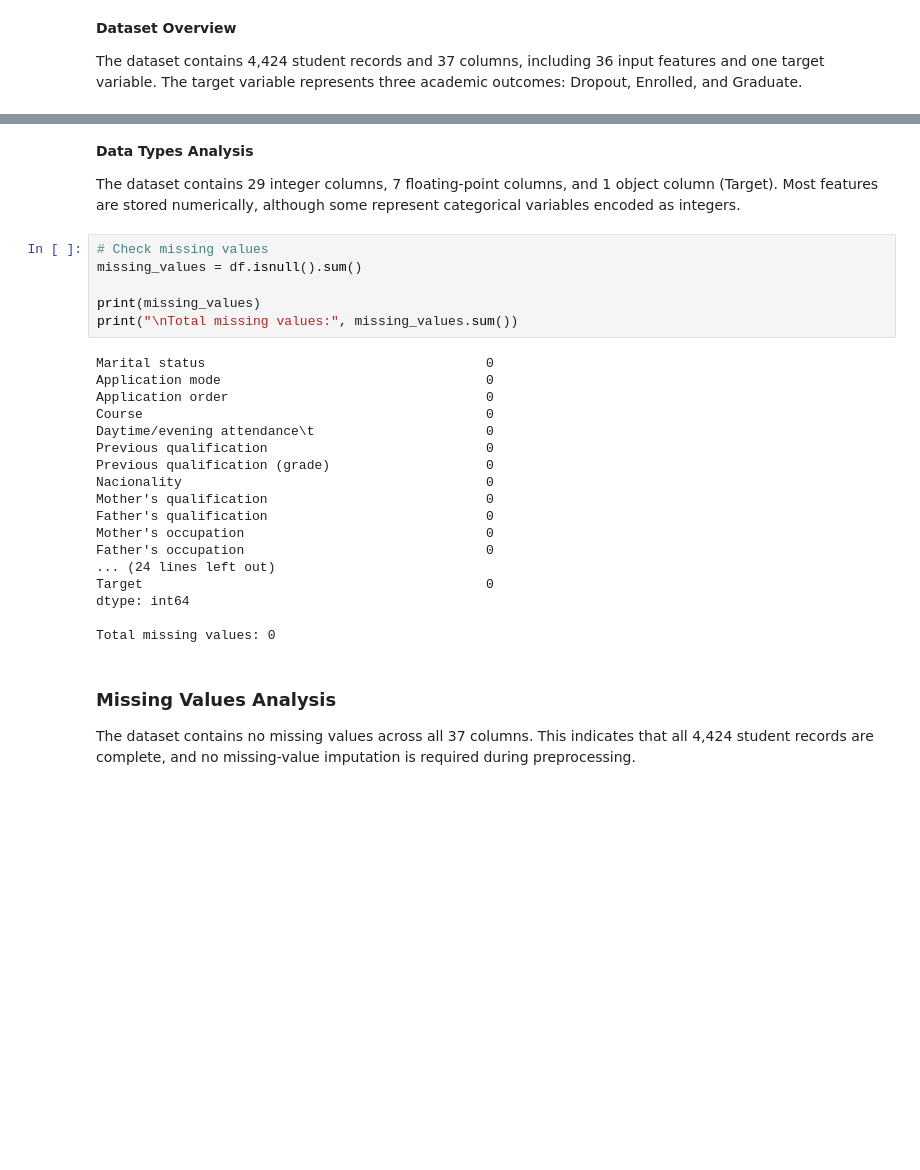
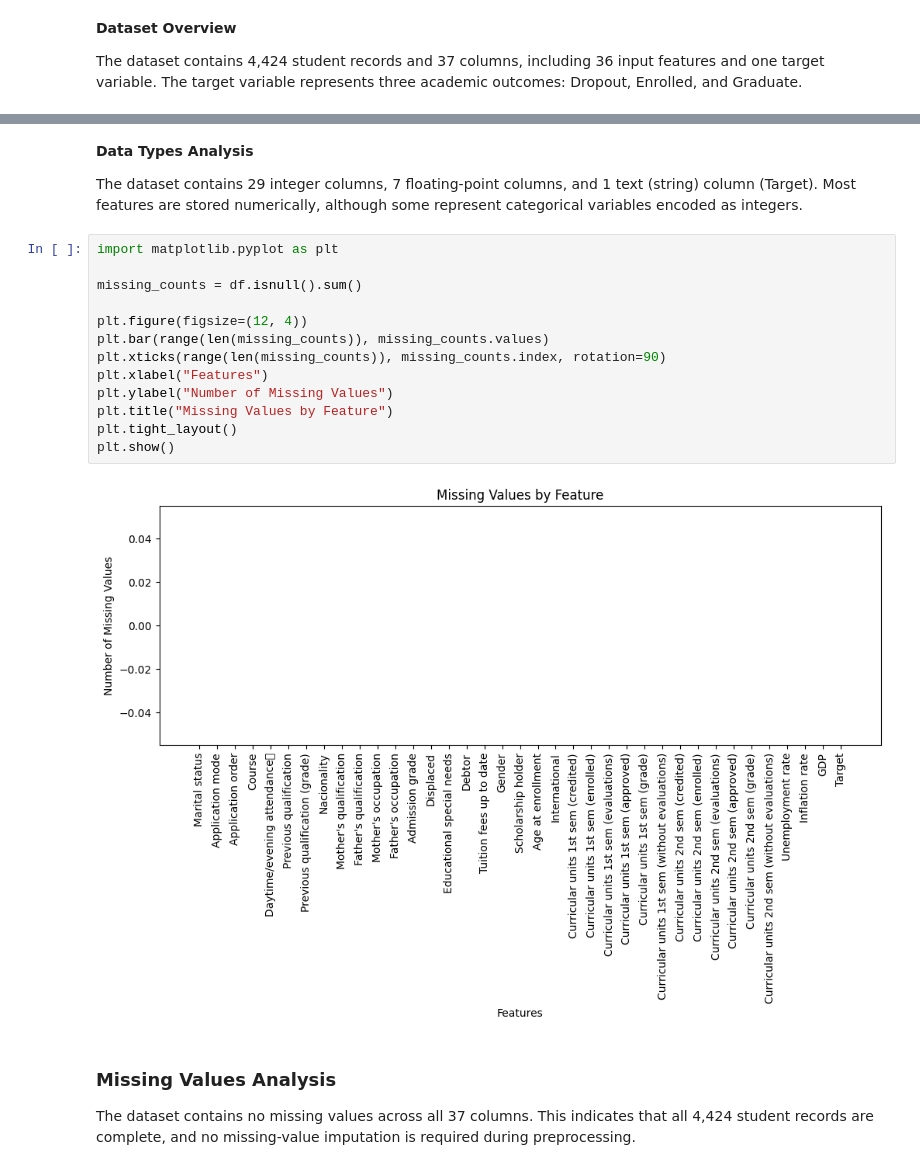
Before and after one commit to Aldanahth/SW485-Project-Group4, a Jupyter notebook: Phase1_Data_Exploration.ipynb, the cells around one changed output, grey strips where cells are left out. Drawn from its saved outputs; the diff is of its cells as text; blank space fills up the shorter version.

```diff
--- a/Phase1_Data_Exploration.ipynb
+++ b/Phase1_Data_Exploration.ipynb
@@ -94,31 +94,22 @@ memory usage: 1.2 MB
 # %% [markdown]
 **Data Types Analysis**
 
-The dataset contains 29 integer columns, 7 floating-point columns, and 1 object column (Target). Most features are stored numerically, although some represent categorical variables encoded as integers.
+The dataset contains 29 integer columns, 7 floating-point columns, and 1 text (string) column (Target). Most features are stored numerically, although some represent categorical variables encoded as integers.
-# %%
-# Check missing values
-missing_values = df.isnull().sum()
-
-print(missing_values)
-print("\nTotal missing values:", missing_values.sum())
-# %% [output]
-Marital status                                    0
-Application mode                                  0
-Application order                                 0
-Course                                            0
-Daytime/evening attendance\t                      0
-Previous qualification                            0
-Previous qualification (grade)                    0
-Nacionality                                       0
-Mother's qualification                            0
-Father's qualification                            0
-Mother's occupation                               0
-Father's occupation                               0
-... (24 lines left out)
-Target                                            0
-dtype: int64
-
-Total missing values: 0
+# %%
+import matplotlib.pyplot as plt
+
+missing_counts = df.isnull().sum()
+
+plt.figure(figsize=(12, 4))
+plt.bar(range(len(missing_counts)), missing_counts.values)
+plt.xticks(range(len(missing_counts)), missing_counts.index, rotation=90)
+plt.xlabel("Features")
+plt.ylabel("Number of Missing Values")
+plt.title("Missing Values by Feature")
+plt.tight_layout()
+plt.show()
+# %% [output]
+[figure, added]
 # %% [markdown]
 ### Missing Values Analysis
 
```
Also changed, not shown: parts of 8 cells of this notebook.
